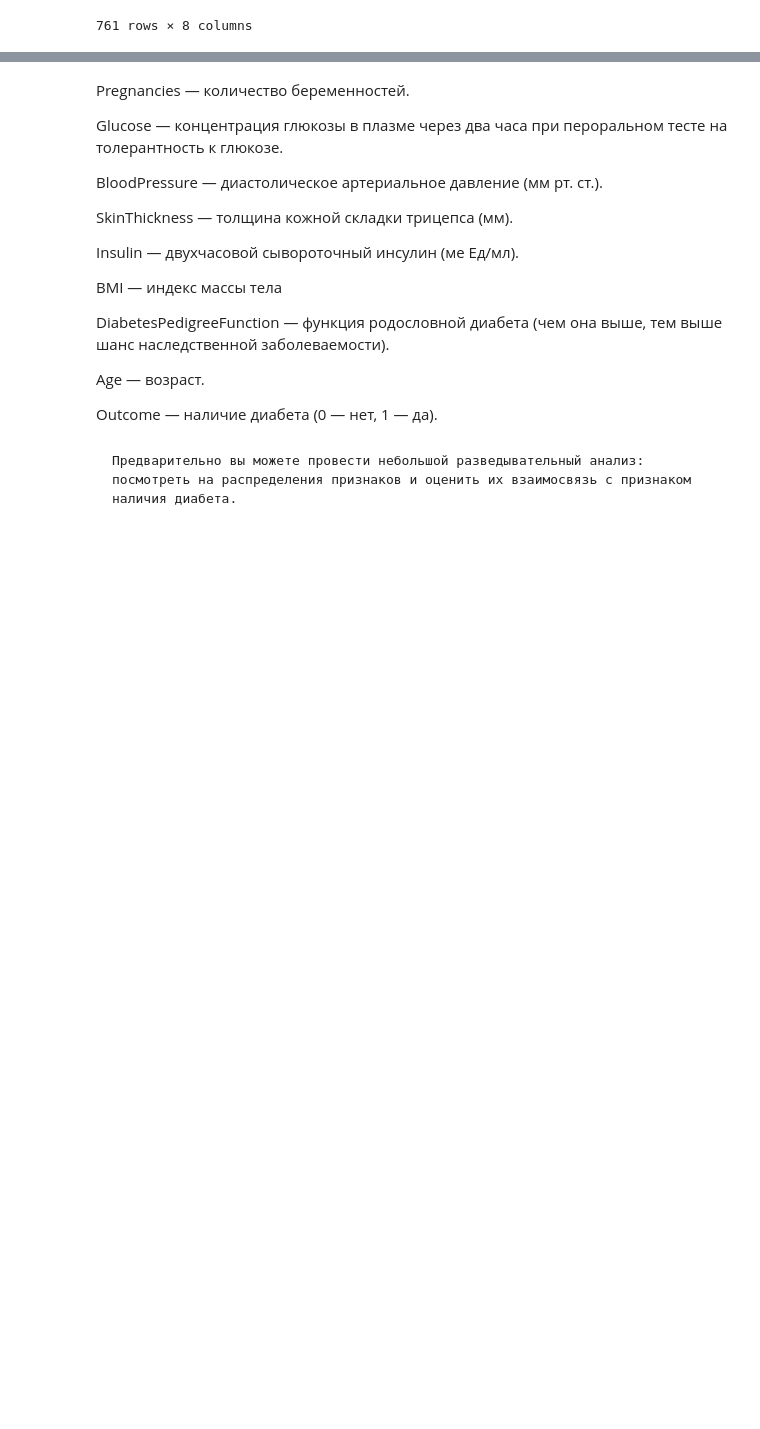
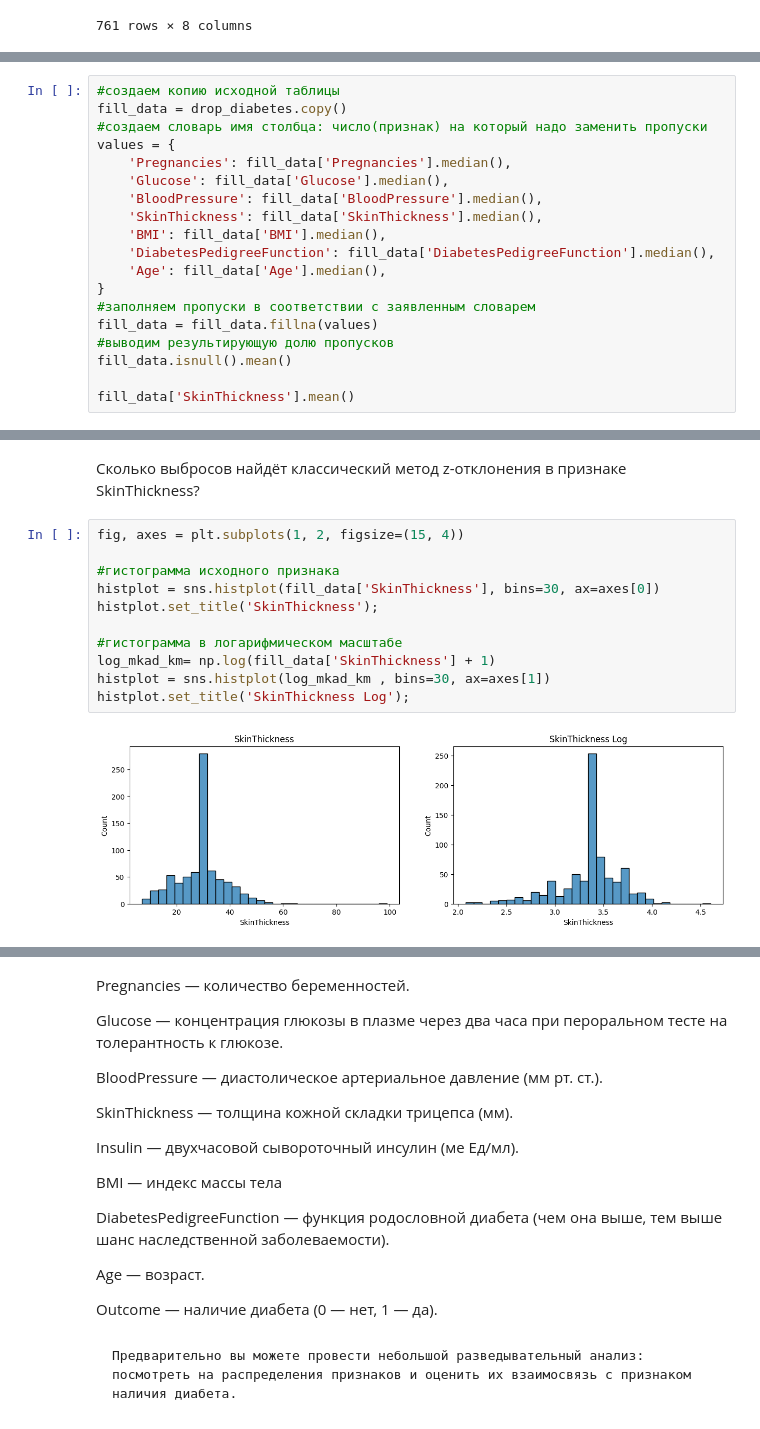
Before and after one commit to Dharmaviira/First_project_of_SF, a Jupyter notebook: Learning-DS-SF/PYTHON-14_Data_Cleaning/FE-Data_Cleaning.ipynb, the cells around one changed output, grey strips where cells are left out. Saved outputs shown, nothing was run; the diff lists cells and outputs as text; blank space fills up the shorter version.

```diff
--- a/Learning-DS-SF/PYTHON-14_Data_Cleaning/FE-Data_Cleaning.ipynb
+++ b/Learning-DS-SF/PYTHON-14_Data_Cleaning/FE-Data_Cleaning.ipynb
@@ -79,0 +82,19 @@ See the caveats in the documentation: https://pandas.pydata.org/pandas-docs/stab
+# %%
+#создаем копию исходной таблицы
+fill_data = drop_diabetes.copy()
+#создаем словарь имя столбца: число(признак) на который надо заменить пропуски
+values = {
+    'Pregnancies': fill_data['Pregnancies'].median(),
+    'Glucose': fill_data['Glucose'].median(),
+    'BloodPressure': fill_data['BloodPressure'].median(),
+    'SkinThickness': fill_data['SkinThickness'].median(),
+    'BMI': fill_data['BMI'].median(),
+    'DiabetesPedigreeFunction': fill_data['DiabetesPedigreeFunction'].median(),
+    'Age': fill_data['Age'].median(),
+}
+#заполняем пропуски в соответствии с заявленным словарем
+fill_data = fill_data.fillna(values)
+#выводим результирующую долю пропусков
+fill_data.isnull().mean()
+
+fill_data['SkinThickness'].mean()
@@ -79,0 +123,15 @@ See the caveats in the documentation: https://pandas.pydata.org/pandas-docs/stab
+# %% [markdown]
+Сколько выбросов найдёт классический метод z-отклонения в признаке SkinThickness?
+# %%
+fig, axes = plt.subplots(1, 2, figsize=(15, 4))
+
+#гистограмма исходного признака
+histplot = sns.histplot(fill_data['SkinThickness'], bins=30, ax=axes[0])
+histplot.set_title('SkinThickness');
+
+#гистограмма в логарифмическом масштабе
+log_mkad_km= np.log(fill_data['SkinThickness'] + 1)
+histplot = sns.histplot(log_mkad_km , bins=30, ax=axes[1])
+histplot.set_title('SkinThickness Log');
+# %% [output]
+[figure, added]
```
Also changed, not shown: parts of 11 cells of this notebook.
